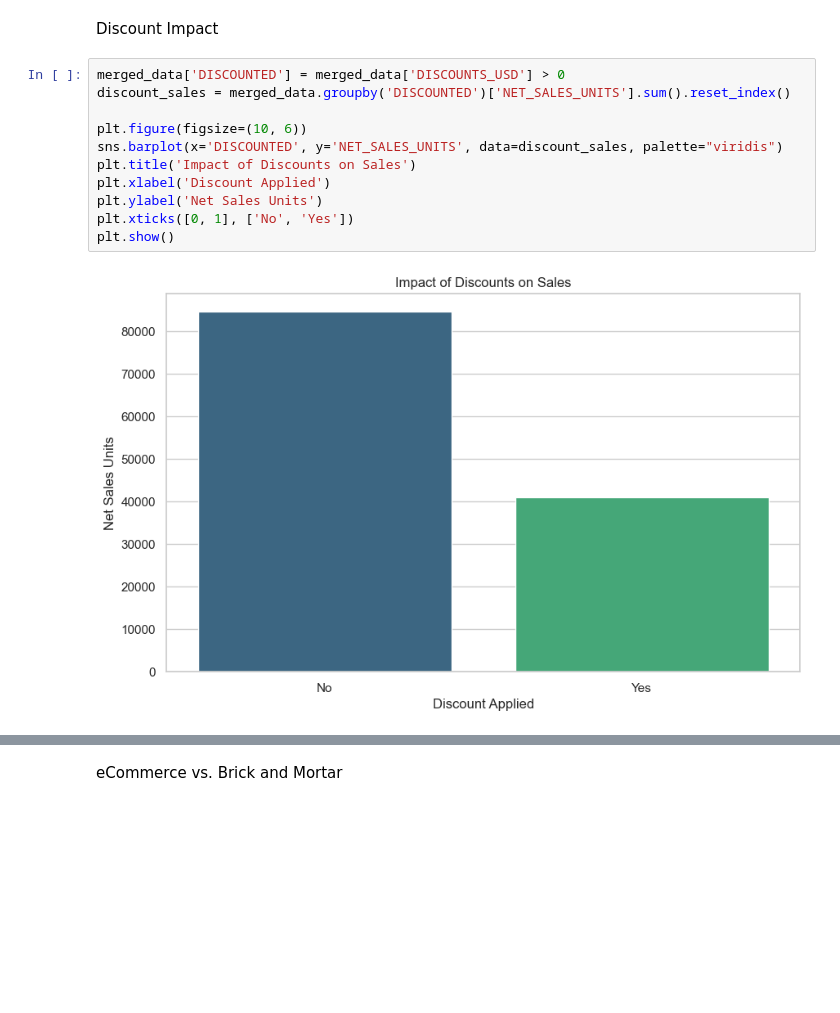
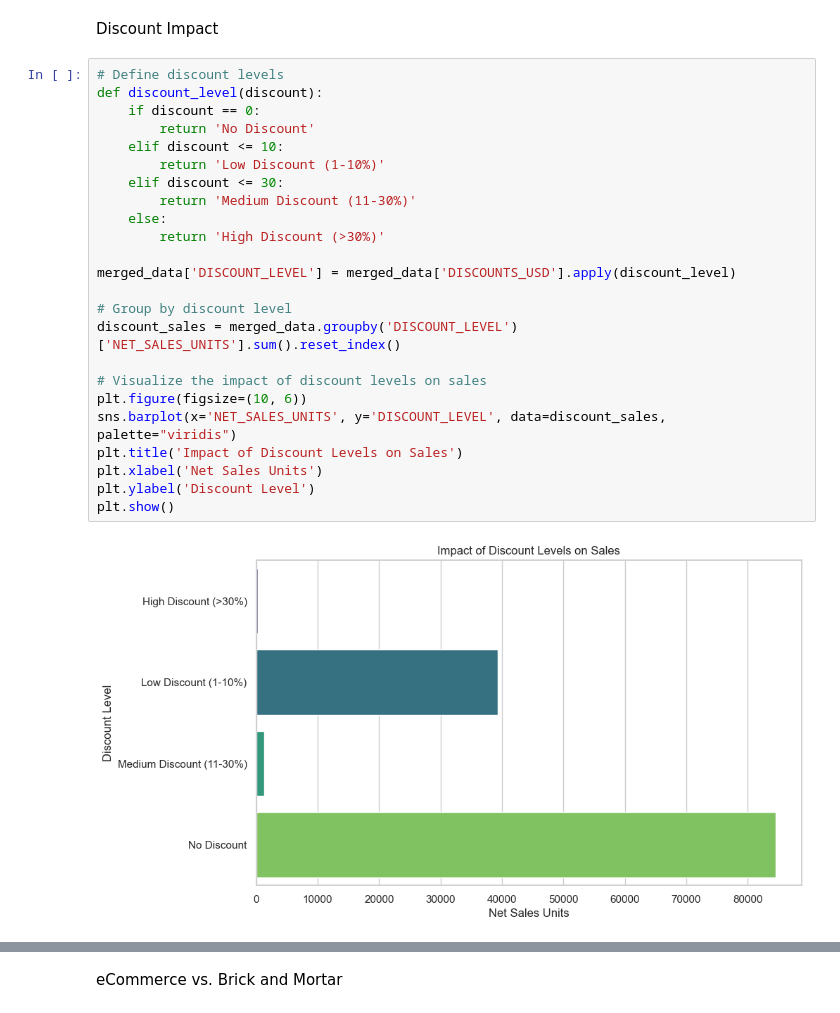
Before and after one commit to Marietagu/Analytics_Assessment, a Jupyter notebook: P2/Replies/data_analysis_product_insight.ipynb, the cells around one changed output, grey strips where cells are left out. Drawn from its saved outputs; the diff is of its cells as text; blank space fills up the shorter version.

Commit message:
Add part 2 of the data analysis edits

```diff
--- a/P2/Replies/data_analysis_product_insight.ipynb
+++ b/P2/Replies/data_analysis_product_insight.ipynb
@@ -175,15 +184,28 @@ plt.show()
 # %% [markdown]
 Discount Impact
 # %%
-merged_data['DISCOUNTED'] = merged_data['DISCOUNTS_USD'] > 0
-discount_sales = merged_data.groupby('DISCOUNTED')['NET_SALES_UNITS'].sum().reset_index()
+# Define discount levels
+def discount_level(discount):
+    if discount == 0:
+        return 'No Discount'
+    elif discount <= 10:
+        return 'Low Discount (1-10%)'
+    elif discount <= 30:
+        return 'Medium Discount (11-30%)'
+    else:
+        return 'High Discount (>30%)'
 
+merged_data['DISCOUNT_LEVEL'] = merged_data['DISCOUNTS_USD'].apply(discount_level)
+
+# Group by discount level
+discount_sales = merged_data.groupby('DISCOUNT_LEVEL')['NET_SALES_UNITS'].sum().reset_index()
+
+# Visualize the impact of discount levels on sales
 plt.figure(figsize=(10, 6))
-sns.barplot(x='DISCOUNTED', y='NET_SALES_UNITS', data=discount_sales, palette="viridis")
-plt.title('Impact of Discounts on Sales')
-plt.xlabel('Discount Applied')
-plt.ylabel('Net Sales Units')
-plt.xticks([0, 1], ['No', 'Yes'])
+sns.barplot(x='NET_SALES_UNITS', y='DISCOUNT_LEVEL', data=discount_sales, palette="viridis")
+plt.title('Impact of Discount Levels on Sales')
+plt.xlabel('Net Sales Units')
+plt.ylabel('Discount Level')
 plt.show()
 # %% [output]
-[figure, old version]
+[figure, new version]
```
Also changed, not shown: parts of 4 cells of this notebook, 1 other file.
